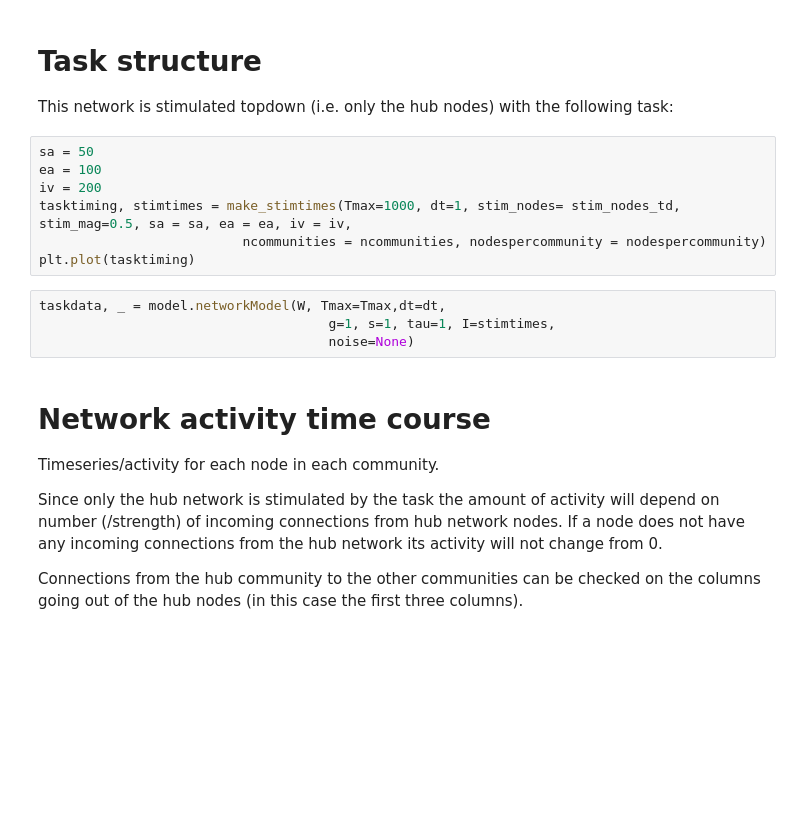
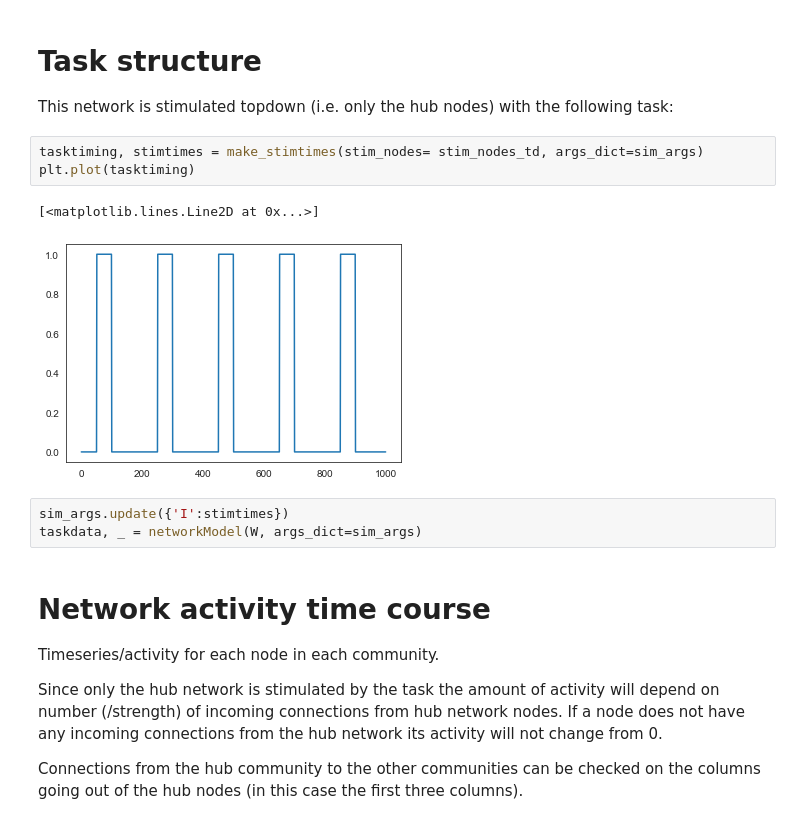
Before and after one commit to zenkavi/NeuralMassModels, a Jupyter notebook: simulations/notebooks/POC_minimal_model.ipynb, the cells around one changed output. Drawn from its saved outputs; the diff is of its cells as text; blank space fills up the shorter version.

```diff
--- a/simulations/notebooks/POC_minimal_model.ipynb
+++ b/simulations/notebooks/POC_minimal_model.ipynb
@@ -76,17 +90,15 @@ stim_nodes_td = np.arange(0, stimsize, dtype=int)
 # Task structure
 
 This network is stimulated topdown (i.e. only the hub nodes) with the following task:
-# %%
-sa = 50
-ea = 100
-iv = 200
-tasktiming, stimtimes = make_stimtimes(Tmax=1000, dt=1, stim_nodes= stim_nodes_td, stim_mag=0.5, sa = sa, ea = ea, iv = iv,
-                          ncommunities = ncommunities, nodespercommunity = nodespercommunity)
-plt.plot(tasktiming)
-# %%
-taskdata, _ = model.networkModel(W, Tmax=Tmax,dt=dt,
-                                     g=1, s=1, tau=1, I=stimtimes,
-                                     noise=None)
+# %%
+tasktiming, stimtimes = make_stimtimes(stim_nodes= stim_nodes_td, args_dict=sim_args)
+plt.plot(tasktiming)
+# %% [output]
+[<matplotlib.lines.Line2D at 0x...>]
+[figure, added]
+# %%
+sim_args.update({'I':stimtimes})
+taskdata, _ = networkModel(W, args_dict=sim_args)
 # %% [markdown]
 # Network activity time course
 
```
Also changed, not shown: parts of 10 cells of this notebook, 2 other files.
